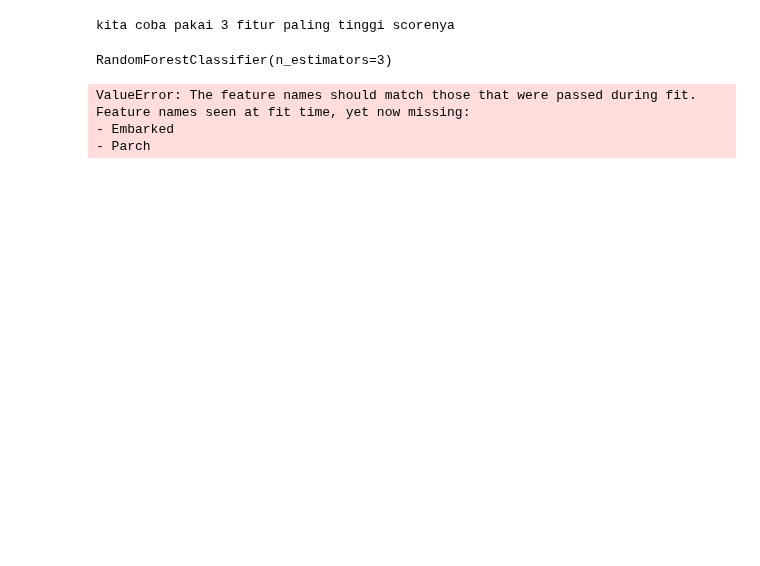
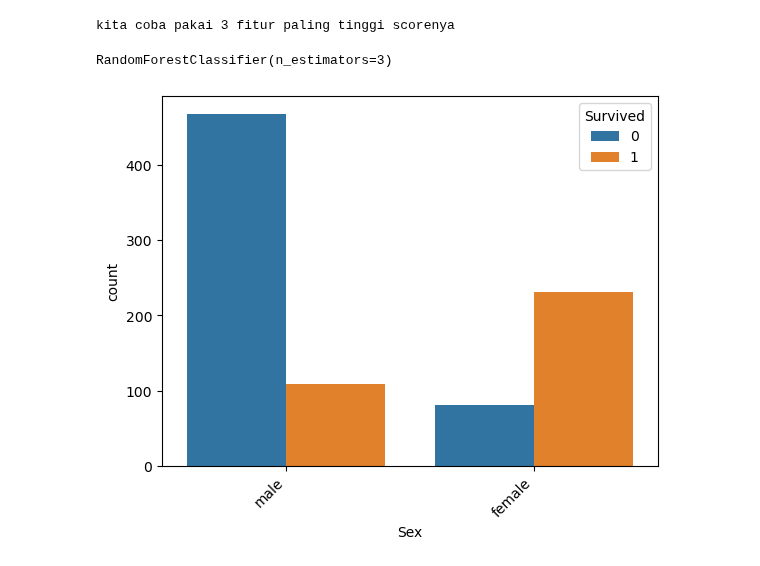
Before and after one commit to Ajhie1987/Python_Train, a Jupyter notebook: Final_Assign.ipynb, the cells around one changed output. Drawn from its saved outputs; the diff is of its cells as text; code cells hidden in the pictures; blank space fills up the shorter version.

```diff
--- a/Final_Assign.ipynb
+++ b/Final_Assign.ipynb
@@ -325,11 +329,8 @@ model_RF2 = RandomForestClassifier(n_estimators=3)
 model_RF2.fit(train_fitur2, df_train_target)
 # %% [output]
 RandomForestClassifier(n_estimators=3)
-# %%
-y_predRF2 = model_RF.predict(test_fitur2)
-print(classification_report(df_test_target, y_predRF2))
-# %% [output]
-ValueError: The feature names should match those that were passed during fit.
-Feature names seen at fit time, yet now missing:
-- Embarked
-- Parch
+# %%
+sns.countplot(data=df_train,x='Sex',hue='Survived')
+plt.xticks(rotation=45, ha='right');
+# %% [output]
+[figure, added]
```
Also changed, not shown: parts of 6 cells of this notebook.
